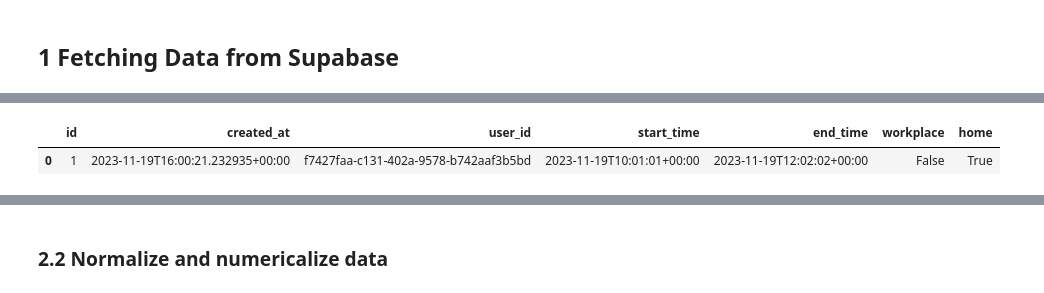
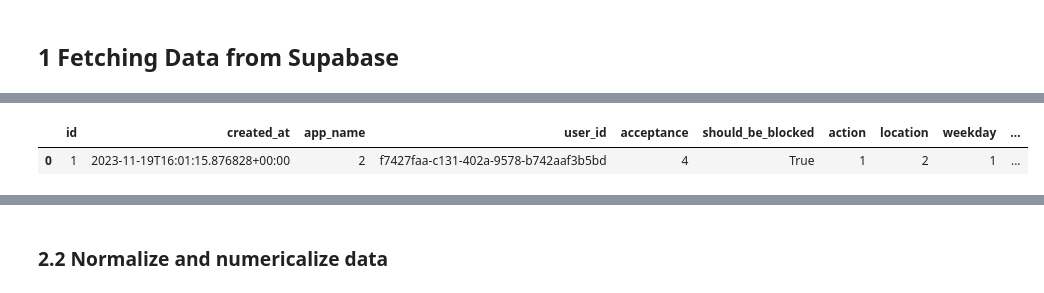
Before and after one commit to Time-Jar/machine-learning-model, a Jupyter notebook: model.ipynb, the cells around one changed output, grey strips where cells are left out. Cells and saved outputs as stored; diff of their text form; code cells hidden in the pictures.

Commit message:
Changes for the new data model structure

```diff
--- a/model.ipynb
+++ b/model.ipynb
@@ -17,12 +17,10 @@ supabase: Client = create_client(url, key)
 _acceptance_data = supabase.table("_acceptance").select("*").execute().data
 _actions_data = supabase.table("_actions").select("*").execute().data
 _app_names_data = supabase.table("_app_names").select("*").execute().data
-_place_types = supabase.table("_place_types").select("*").execute().data
-_rel_user_location_place_types_data = supabase.table("_rel_user_location_place_types").select("*").execute().data
+_location_data = supabase.table("_location").select("*").execute().data
 _sex = supabase.table("_sex").select("*").execute().data
+_weekdays = supabase.table("_weekdays").select("*").execute().data
 
 user_app_usage_data = supabase.table("user_app_usage").select("*").execute().data
-user_behavior_data = supabase.table("user_behavior").select("*").execute().data
-user_location_data = supabase.table("user_location").select("*").execute().data
 users_data = supabase.table("users").select("*").execute().data
 # %% [output]
@@ -39,19 +35,17 @@ users_data = supabase.table("users").select("*").execute().data
 # %%
 # Convert to pandas DataFrames
 df__acceptance = pd.DataFrame(_acceptance_data)
 df__actions = pd.DataFrame(_actions_data)
 df__app_names = pd.DataFrame(_app_names_data)
-df__place_types = pd.DataFrame(_place_types)
-df__rel_user_location_place_types = pd.DataFrame(_rel_user_location_place_types_data)
+df__location = pd.DataFrame(_location_data)
 df__sex = pd.DataFrame(_sex)
+df__weekdays = pd.DataFrame(_weekdays)
 
 df_user_app_usage = pd.DataFrame(user_app_usage_data)
-df_user_behavior = pd.DataFrame(user_behavior_data)
-df_user_location = pd.DataFrame(user_location_data)
 df_users = pd.DataFrame(users_data)
 
 # Verify the structure of the dataframes
-df_user_location.head()
+df_user_app_usage.head()
 # %% [output]
-|  | id | created_at | user_id | start_time | end_time | workplace | home |
-| 0 | 1 | 2023-11-19T16:00:21.232935+00:00 | f7427faa-c131-402a-9578-b742aaf3b5bd | 2023-11-19T10:01:01+00:00 | 2023-11-19T12:02:02+00:00 | False | True |
+|  | id | created_at | app_name | user_id | acceptance | should_be_blocked | action | location | weekday | ... |
+| 0 | 1 | 2023-11-19T16:01:15.876828+00:00 | 2 | f7427faa-c131-402a-9578-b742aaf3b5bd | 4 | True | 1 | 2 | 1 | ... |
```
Also changed, not shown: parts of 12 cells of this notebook, 4 other files.
